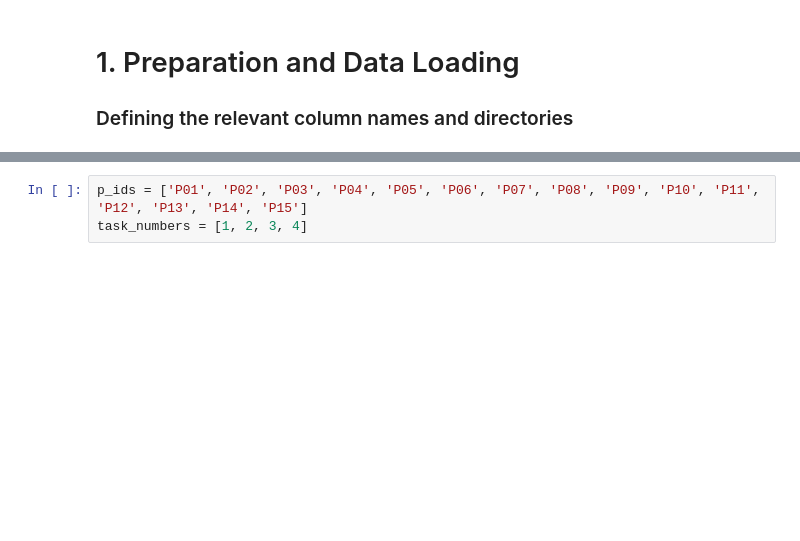
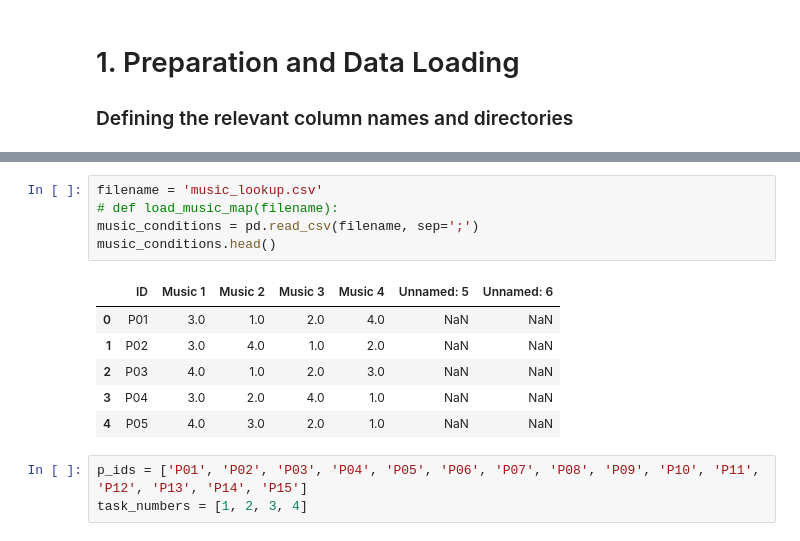
Before and after one commit to kathriwa/HASE19_Music_Project, a Jupyter notebook: eeg_analysis.ipynb, the cells around one changed output, grey strips where cells are left out. Drawn from its saved outputs; the diff is of its cells as text; blank space fills up the shorter version.

Commit message:
Add loader to map music conditions

```diff
--- a/eeg_analysis.ipynb
+++ b/eeg_analysis.ipynb
@@ -9,3 +116,15 @@ import numpy as np
+# %%
+filename = 'music_lookup.csv'
+# def load_music_map(filename):
+music_conditions = pd.read_csv(filename, sep=';')
+music_conditions.head()
+# %% [output]
+|  | ID | Music 1 | Music 2 | Music 3 | Music 4 | Unnamed: 5 | Unnamed: 6 |
+| 0 | P01 | 3.0 | 1.0 | 2.0 | 4.0 | NaN | NaN |
+| 1 | P02 | 3.0 | 4.0 | 1.0 | 2.0 | NaN | NaN |
+| 2 | P03 | 4.0 | 1.0 | 2.0 | 3.0 | NaN | NaN |
+| 3 | P04 | 3.0 | 2.0 | 4.0 | 1.0 | NaN | NaN |
+| 4 | P05 | 4.0 | 3.0 | 2.0 | 1.0 | NaN | NaN |
 # %%
 p_ids = ['P01', 'P02', 'P03', 'P04', 'P05', 'P06', 'P07', 'P08', 'P09', 'P10', 'P11', 'P12', 'P13', 'P14', 'P15']
 task_numbers = [1, 2, 3, 4]
```
Also changed, not shown: parts of 19 cells of this notebook.
